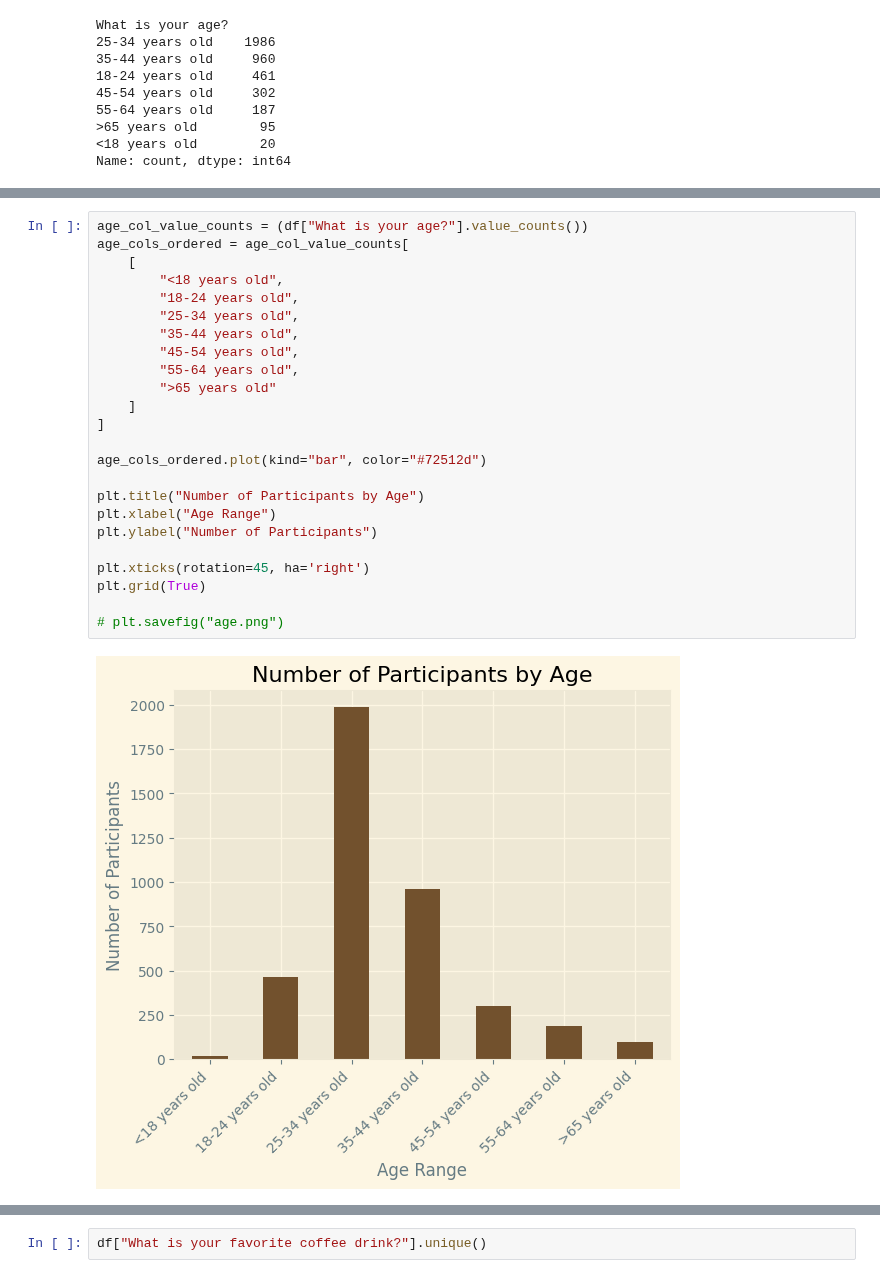
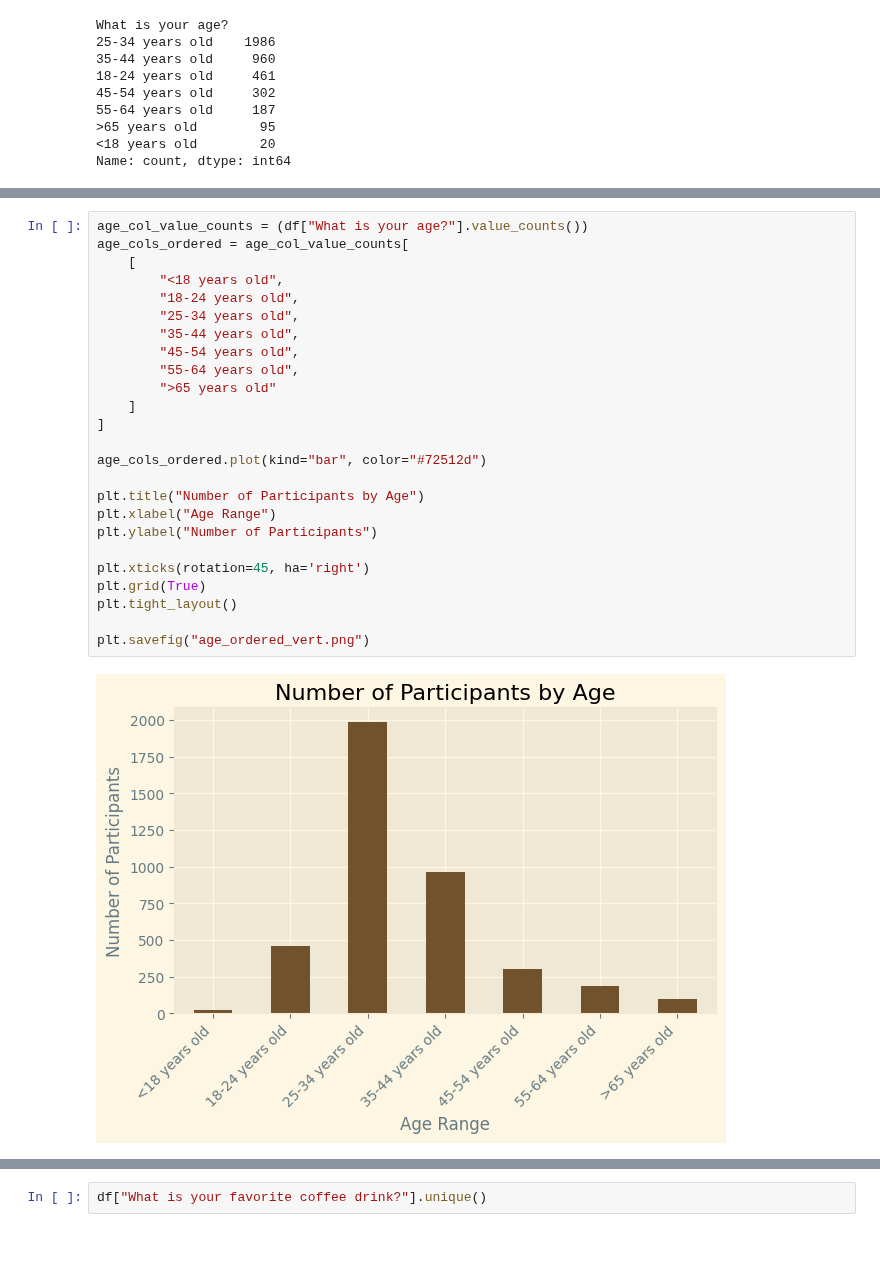
Before and after one commit to peterjungers/coffee_survey, a Jupyter notebook: coffee_survey.ipynb, the cells around one changed output, grey strips where cells are left out. Drawn from its saved outputs; the diff is of its cells as text; blank space fills up the shorter version.

```diff
--- a/coffee_survey.ipynb
+++ b/coffee_survey.ipynb
@@ -91,26 +92,27 @@ plt.grid(True)
 # %%
 age_col_value_counts = (df["What is your age?"].value_counts())
 age_cols_ordered = age_col_value_counts[
     [
         "<18 years old",
         "18-24 years old",
         "25-34 years old",
         "35-44 years old",
         "45-54 years old",
         "55-64 years old",
         ">65 years old"
     ]
 ]
 
 age_cols_ordered.plot(kind="bar", color="#72512d")
 
 plt.title("Number of Participants by Age")
 plt.xlabel("Age Range")
 plt.ylabel("Number of Participants")
 
 plt.xticks(rotation=45, ha='right')
 plt.grid(True)
+plt.tight_layout()
 
-# plt.savefig("age.png")
+plt.savefig("age_ordered_vert.png")
 # %% [output]
-[figure, old version]
+[figure, new version]
```
Also changed, not shown: parts of 11 cells of this notebook.
